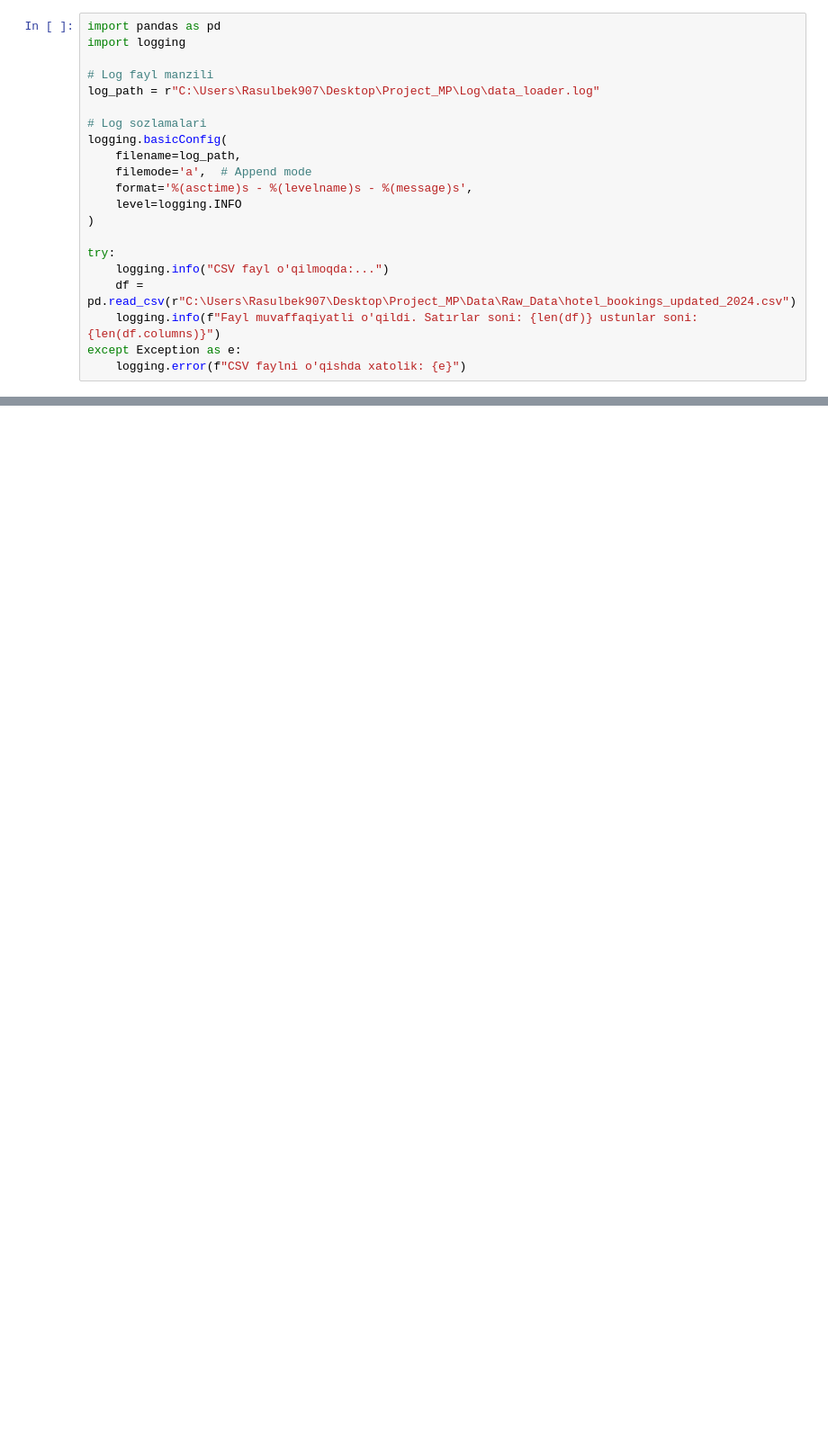
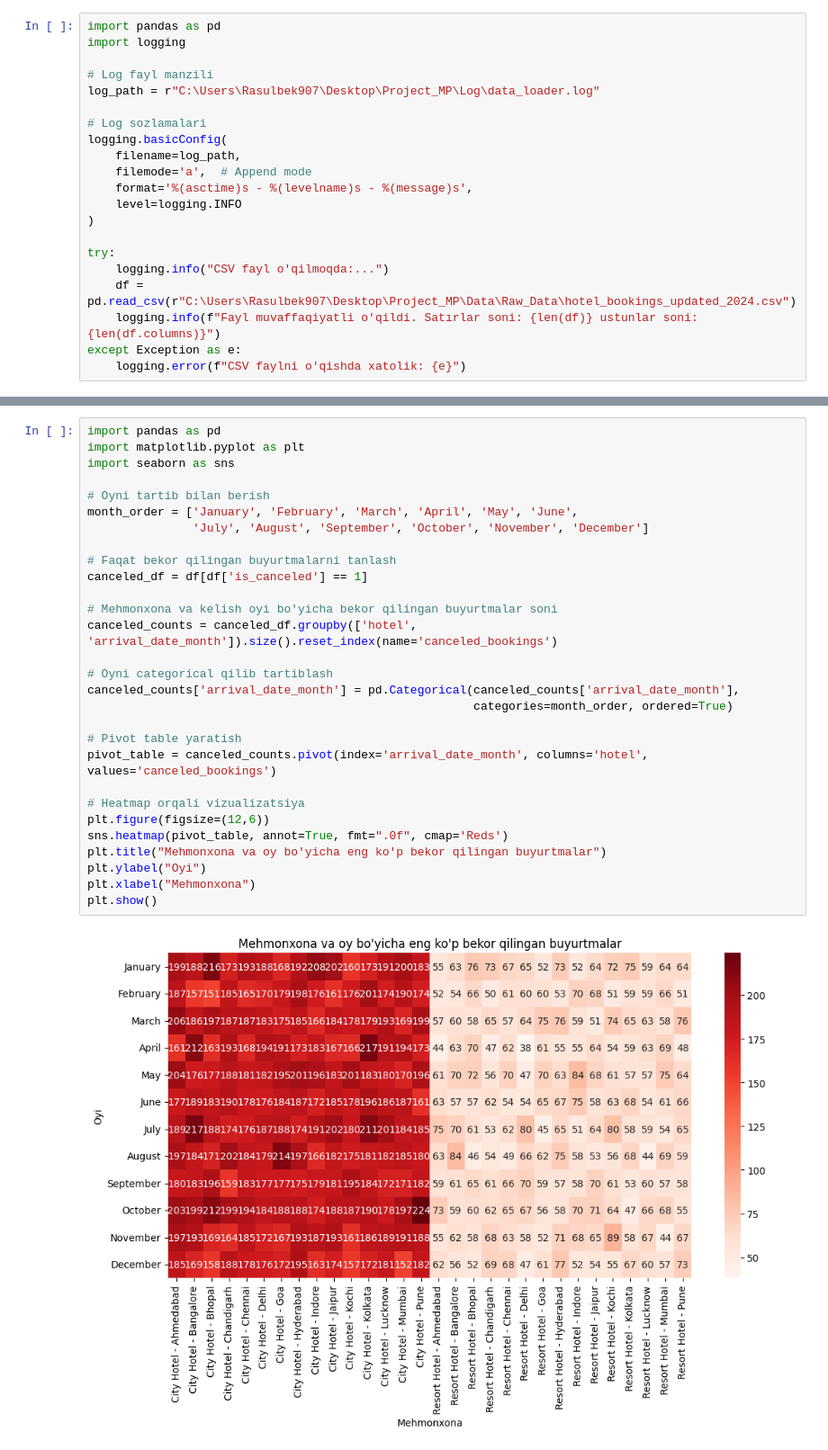
Before and after one commit to rasulbekdeveloper907/Hotel-Booking-Cancellation-Prediction, a Jupyter notebook: Notebooks/EDA.ipynb, the cells around one changed output, grey strips where cells are left out. Shown at 90% size. Saved outputs shown, nothing was run; the diff lists cells and outputs as text; blank space fills up the shorter version.

```diff
--- a/Notebooks/EDA.ipynb
+++ b/Notebooks/EDA.ipynb
@@ -25,0 +194,31 @@ df.info()
+# %%
+import pandas as pd
+import matplotlib.pyplot as plt
+import seaborn as sns
+
+# Oyni tartib bilan berish
+month_order = ['January', 'February', 'March', 'April', 'May', 'June',
+               'July', 'August', 'September', 'October', 'November', 'December']
+
+# Faqat bekor qilingan buyurtmalarni tanlash
+canceled_df = df[df['is_canceled'] == 1]
+
+# Mehmonxona va kelish oyi bo'yicha bekor qilingan buyurtmalar soni
+canceled_counts = canceled_df.groupby(['hotel', 'arrival_date_month']).size().reset_index(name='canceled_bookings')
+
+# Oyni categorical qilib tartiblash
+canceled_counts['arrival_date_month'] = pd.Categorical(canceled_counts['arrival_date_month'],
+                                                       categories=month_order, ordered=True)
+
+# Pivot table yaratish
+pivot_table = canceled_counts.pivot(index='arrival_date_month', columns='hotel', values='canceled_bookings')
+
+# Heatmap orqali vizualizatsiya
+plt.figure(figsize=(12,6))
+sns.heatmap(pivot_table, annot=True, fmt=".0f", cmap='Reds')
+plt.title("Mehmonxona va oy bo'yicha eng ko'p bekor qilingan buyurtmalar")
+plt.ylabel("Oyi")
+plt.xlabel("Mehmonxona")
+plt.show()
+# %% [output]
+[figure, added]
```
Also changed, not shown: parts of 28 cells of this notebook.
